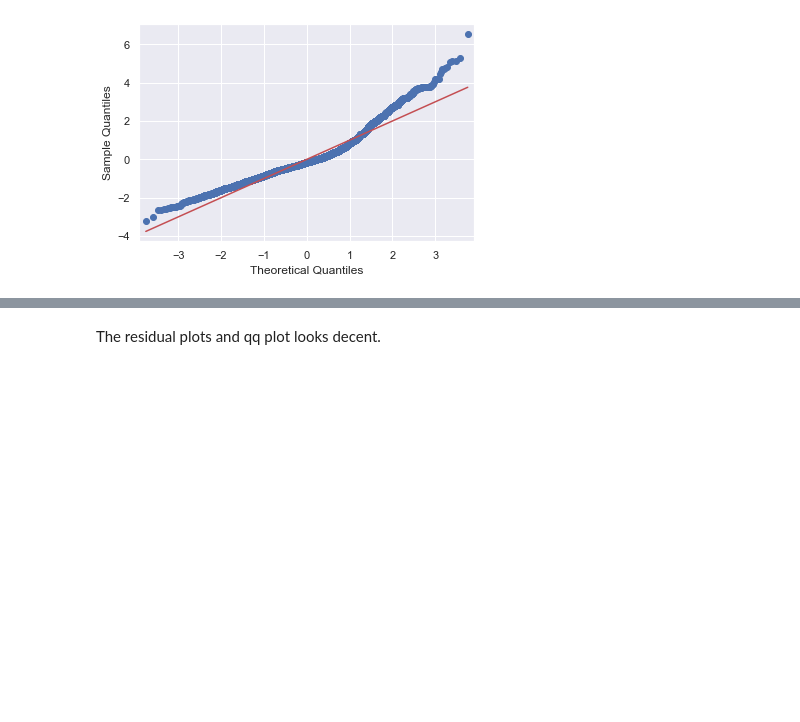
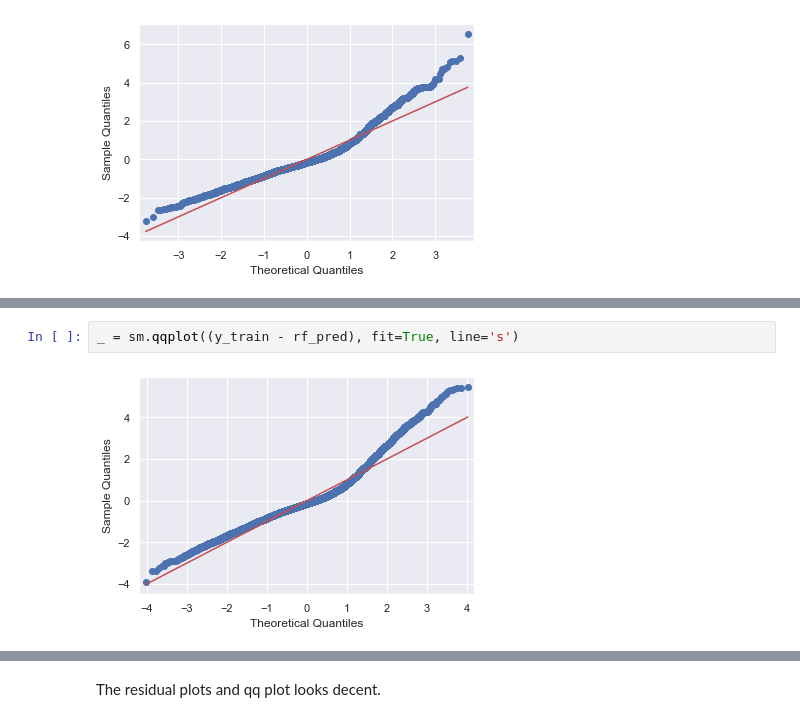
Before and after one commit to kinlongsun/Mini-Project-1, a Jupyter notebook: Capstone Project 1/CP1_In-Depth Analysis.ipynb, the cells around one changed output, grey strips where cells are left out. Saved outputs shown, nothing was run; the diff lists cells and outputs as text; blank space fills up the shorter version.

```diff
--- a/Capstone Project 1/CP1_In-Depth Analysis.ipynb
+++ b/Capstone Project 1/CP1_In-Depth Analysis.ipynb
@@ -397,0 +609,4 @@ _ = sm.qqplot(df_test['Residual'], fit=True, line='s')
+# %%
+_ = sm.qqplot((y_train - rf_pred), fit=True, line='s')
+# %% [output]
+[figure, added]
```
Also changed, not shown: parts of 52 cells of this notebook.
